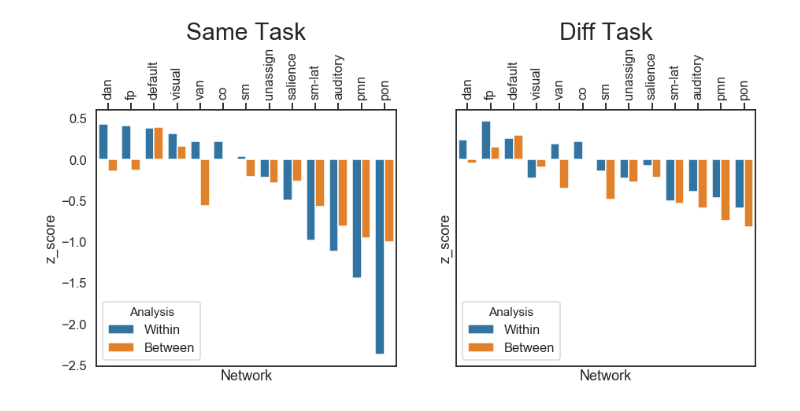
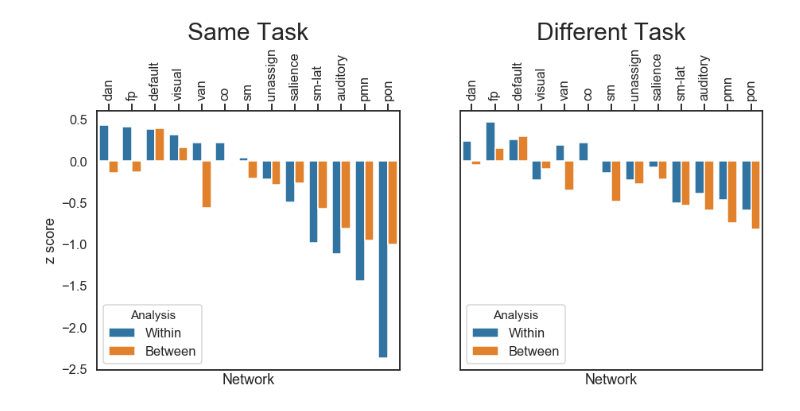
Before and after one commit to GrattonLab/MSC_Alexis, a Jupyter notebook: analysis/code/mL_rsfMRI/Figures.ipynb, the cells around one changed output. Saved outputs shown, nothing was run; the diff lists cells and outputs as text; code cells hidden in the pictures.

```diff
--- a/analysis/code/mL_rsfMRI/Figures.ipynb
+++ b/analysis/code/mL_rsfMRI/Figures.ipynb
@@ -902,24 +790,26 @@ plt.savefig(thisDir+'output/mL/images/ridge/figs/Null_feature_plots.png', bbox_i
 # %%
 #subnet z score null bar plots
 
 fig=plt.figure(figsize=(15,6), constrained_layout=True)
 plt.rcParams['figure.constrained_layout.use'] = True
 #Add grid space for subplots 1 rows by 2 columns
 gs = gridspec.GridSpec(nrows=1, ncols=2)
 ax1=fig.add_subplot(gs[0,0])
 ax=sns.barplot(x='Network', y='z_score', hue='Analysis', data=ST_z,ax=ax1, order=['dan','fp','default','visual','van', 'co','sm','unassign','salience','sm-lat','auditory','pmn','pon'])
 ax.set_title('Same Task',fontsize=30, pad=10)
 ax.xaxis.tick_top()
+plt.ylabel('z score')
 plt.xticks(rotation='vertical')
 
 
 gs = gridspec.GridSpec(nrows=1, ncols=2)
 ax2=fig.add_subplot(gs[0,1],sharey=ax1)
 plt.setp(ax2.get_yticklabels(), visible=False)
 ax=sns.barplot(x='Network', y='z_score', hue='Analysis', data=DT_z,ax=ax2, order=['dan','fp','default','visual','van', 'co','sm','unassign','salience','sm-lat','auditory','pmn','pon'])
-ax.set_title('Diff Task',fontsize=30, pad=10)
+ax.set_title('Different Task',fontsize=30, pad=10)
 ax.xaxis.tick_top()
 plt.xticks(rotation='vertical')
+plt.ylabel(' ')
 plt.savefig(thisDir+'output/mL/images/ridge/figs/zscore_feature_plots.png', bbox_inches='tight')
 # %% [output]
-[figure, old version]
+[figure, new version]
```
Also changed, not shown: parts of 25 cells of this notebook, 12 other files.
